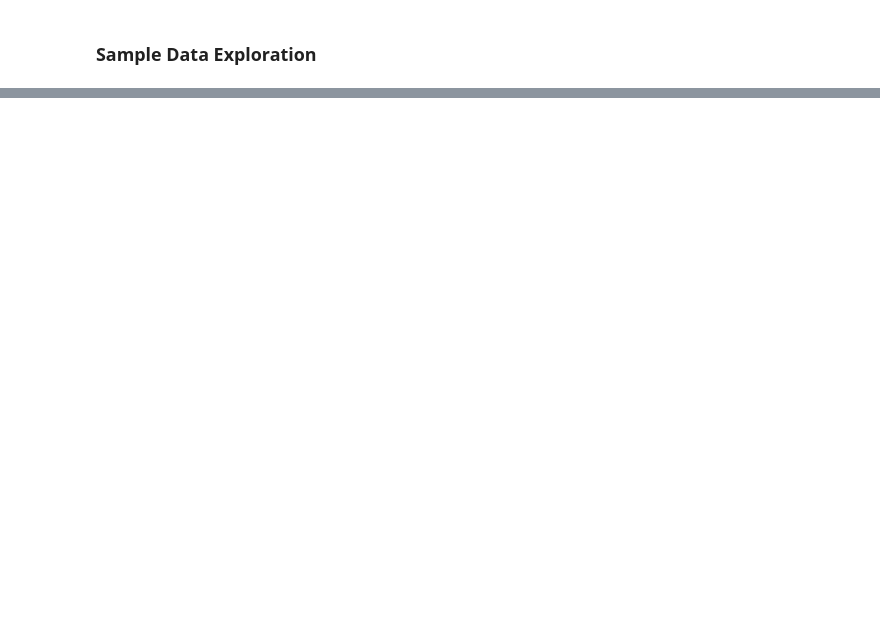
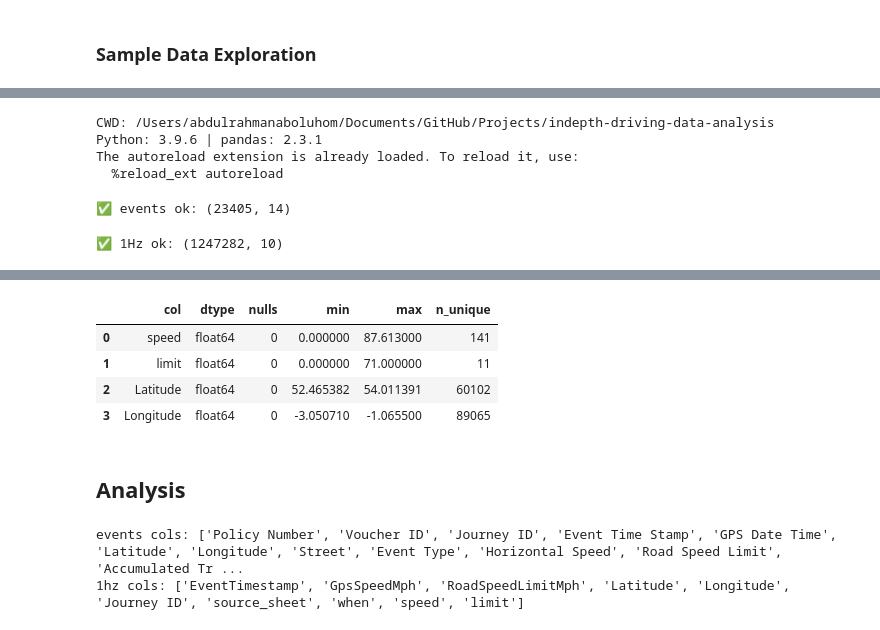
Before and after one commit to abdulabolahom/indepth-driving-data-analysis, a Jupyter notebook: notebooks/01_explore.ipynb, the cells around one changed output, grey strips where cells are left out. Drawn from its saved outputs; the diff is of its cells as text; code cells hidden in the pictures; blank space fills up the shorter version.

```diff
--- a/notebooks/01_explore.ipynb
+++ b/notebooks/01_explore.ipynb
@@ -1286,0 +186,13 @@ probe = ["Event Type","Delta Trip Distance","Direction","Altitude","GPS Accuracy
+# %%
+# Bootstrap
+
+import os, pathlib, sys, pandas as pd
+if pathlib.Path().resolve().name == "notebooks": os.chdir("..")
+print("CWD:", os.getcwd()); print("Python:", sys.version.split()[0], "| pandas:", pd.__version__)
+%load_ext autoreload
+%autoreload 2
+# %% [output]
+CWD: /Users/abdulrahmanaboluhom/Documents/GitHub/Projects/indepth-driving-data-analysis
+Python: 3.9.6 | pandas: 2.3.1
+The autoreload extension is already loaded. To reload it, use:
+  %reload_ext autoreload
@@ -1286,0 +206,42 @@ probe = ["Event Type","Delta Trip Distance","Direction","Altitude","GPS Accuracy
+# %%
+# Config and paths
+
+file_full = "data/raw/TMT Data Full.xlsx"
+CFG_FULL = {
+  "sheet_name":"Journey Event","header":"auto","usecols":"B:BC",
+  "date_cols":["RTC Date Time","GPS Date Time","Event Time Stamp"],"dayfirst":True,
+  "keep_cols":[
+    "Policy Number","Voucher ID","Journey ID",
+    "Event Time Stamp","GPS Date Time","Latitude","Longitude","Street",
+    "Event Type","Horizontal Speed","Road Speed Limit",
+    "Accumulated Trip Distance","Accumulated Trip Idle Time","Accumulated Trip Run Time",
+  ],
+  "validate": True
+}
+# %%
+# Load "events" + validate
+
+df_events = load_journey_event_with_config(file_full, CFG_FULL, write_interim=Path("data/interim/journey_event_keep_full.parquet"))
+validate_journey_event(df_events); print("✅ events ok:", df_events.shape)
+# %% [output]
+✅ events ok: (23405, 14)
+# %%
+# Load 1Hz (Parquet)
+
+import pandas as pd
+df_1hz = pd.read_parquet("data/interim/journey_event_1hz.parquet",
+                         columns=["EventTimestamp","GpsSpeedMph","RoadSpeedLimitMph","Latitude","Longitude","Journey ID","source_sheet"])
+df_1hz["when"]  = pd.to_datetime(df_1hz["EventTimestamp"], errors="coerce")
+df_1hz["speed"] = pd.to_numeric(df_1hz["GpsSpeedMph"], errors="coerce")
+df_1hz["limit"] = pd.to_numeric(df_1hz["RoadSpeedLimitMph"], errors="coerce")
+df_1hz = df_1hz.dropna(subset=["when","speed","limit"]).sort_values(["Journey ID","when"])
+print("✅ 1Hz ok:", df_1hz.shape)
+# %% [output]
+✅ 1Hz ok: (1247282, 10)
+# %%
+# Sanity snapshot
+
+print("Events date range:", df_events["GPS Date Time"].min(), "→", df_events["GPS Date Time"].max())
+print("1Hz date range:", df_1hz["when"].min(), "→", df_1hz["when"].max())
+audit_columns(df_1hz, ["speed","limit","Latitude","Longitude"])
+# %% [output]
@@ -1286,0 +250,15 @@ probe = ["Event Type","Delta Trip Distance","Direction","Altitude","GPS Accuracy
+|  | col | dtype | nulls | min | max | n_unique |
+| 0 | speed | float64 | 0 | 0.000000 | 87.613000 | 141 |
+| 1 | limit | float64 | 0 | 0.000000 | 71.000000 | 11 |
+| 2 | Latitude | float64 | 0 | 52.465382 | 54.011391 | 60102 |
+| 3 | Longitude | float64 | 0 | -3.050710 | -1.065500 | 89065 |
+# %% [markdown]
+## Analysis
+# %%
+# Checking any missing essentials
+
+print("events cols:", df_events.columns.tolist())
+print("1hz cols:", df_1hz.columns.tolist())
+# %% [output]
+events cols: ['Policy Number', 'Voucher ID', 'Journey ID', 'Event Time Stamp', 'GPS Date Time', 'Latitude', 'Longitude', 'Street', 'Event Type', 'Horizontal Speed', 'Road Speed Limit', 'Accumulated Tr ...
+1hz cols: ['EventTimestamp', 'GpsSpeedMph', 'RoadSpeedLimitMph', 'Latitude', 'Longitude', 'Journey ID', 'source_sheet', 'when', 'speed', 'limit']
```
Also changed, not shown: parts of 106 cells of this notebook, 5 other files.
